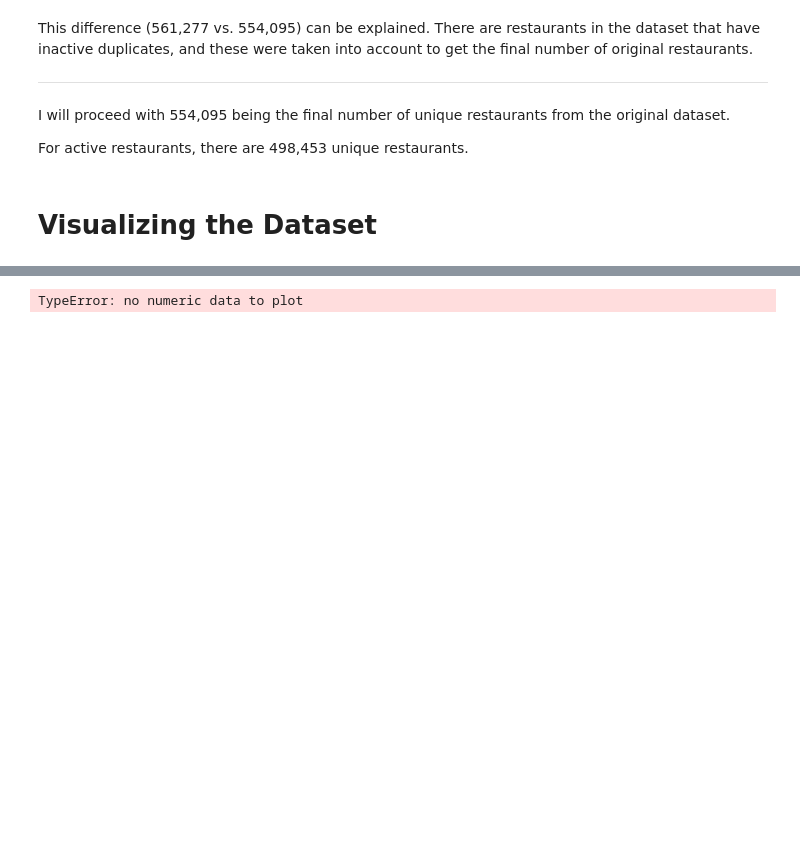
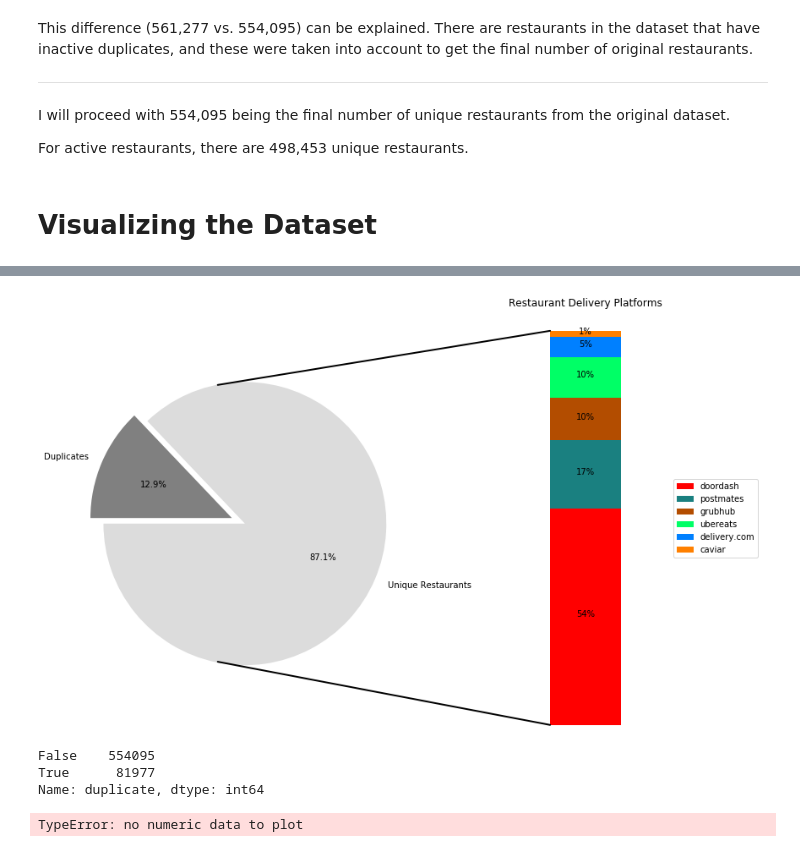
Before and after one commit to Junxchung/Estimating-the-Size-of-the-Online-Food-Ordering-Market, a Jupyter notebook: Otter Case Study Challenge.ipynb, the cells around one changed output, grey strips where cells are left out. Drawn from its saved outputs; the diff is of its cells as text; code cells hidden in the pictures; blank space fills up the shorter version.

```diff
--- a/Otter Case Study Challenge.ipynb
+++ b/Otter Case Study Challenge.ipynb
@@ -1520,3 +1549,69 @@ import seaborn as sns
+# %%
+# make figure and assign axis objects
+fig2 = plt.figure(figsize=(15, 9))
+ax1 = fig2.add_subplot(121)
+ax2 = fig2.add_subplot(122)
+fig2.subplots_adjust(wspace=0)
+
+# pie chart parameters
+ratios = [554095, 81977]
+labels = 'Unique Restaurants', 'Duplicates'
+explode = [0.1, 0]
+# rotate so that first wedge is split by the x-axis
+angle = -180 * ratios[0]
+ax1.pie(ratios, autopct = '%1.1f%%', startangle = angle, labels = labels, explode = explode, colors = ['gainsboro', 'gray'])
+
+# bar chart parameters
+xpos = 0
+bottom = 0
+ratios = [0.54929945, 0.17330900, 0.10781641, 0.10335308, 0.05134010, 0.01488196]
+width = .2
+colors = [[1, 0, 0], [0.1, 0.5, 0.5], [0.7, 0.3, 0], [0, 1, 0.4],[0, 0.5, 1], [1, 0.5, 0]]
+
+for j in range(len(ratios)):
+    height = ratios[j]
+    ax2.bar(xpos, height, width, bottom=bottom, color=colors[j])
+    ypos = bottom + ax2.patches[j].get_height() / 2
+    bottom += height
+    ax2.text(xpos, ypos, "%d%%" % (ax2.patches[j].get_height() * 100), ha='center')
+
+ax2.set_title('Restaurant Delivery Platforms')
+ax2.legend(('doordash', 'postmates', 'grubhub', 'ubereats', 'delivery.com', 'caviar'), loc = 'center right')
+ax2.axis('off')
+ax2.set_xlim(- 2.5 * width, 2.5 * width)
+
+# use ConnectionPatch to draw lines between the two plots    # get the wedge data
+theta1, theta2 = ax1.patches[0].theta1, ax1.patches[0].theta2
+center, r = ax1.patches[0].center, ax1.patches[0].r
+bar_height = sum([item.get_height() for item in ax2.patches])
+
+# draw top connecting line
+con = ConnectionPatch(xyA=(- width / 2, bar_height), xyB=(-0.1, 0.94),coordsA="data", coordsB="data", axesA=ax2, axesB=ax1)
+con.set_color([0, 0, 0])
+con.set_linewidth(2)
+ax2.add_artist(con)
+
+# draw bottom connecting line
+con = ConnectionPatch(xyA=(- width / 2, 0), xyB=(-0.1, -1.015), coordsA="data",coordsB="data", axesA=ax2, axesB=ax1)
+con.set_color([0, 0, 0])
+ax2.add_artist(con)
+con.set_linewidth(2)
+
+plt.show()
+# %% [output]
+[figure, added]
+# %%
+# count plot of unique restaurants vs number of duplicate restaurants in the dataset
+data['duplicate'] = data.duplicated(subset = ['latitude','longitude'], keep = 'first')
+print(data['duplicate'].value_counts())
+
+# sns.set_theme(style="darkgrid")
+# titanic = sns.load_dataset("titanic")
+# ax = sns.countplot(x="class", data=titanic)
+# %% [output]
+False    554095
+True      81977
+Name: duplicate, dtype: int64
 # %%
 ### bar graph of unique restaurants vs number of duplicate restaurants in the dataset
 # (if only active restaurants are considered)
```
Also changed, not shown: parts of 6 cells of this notebook.
